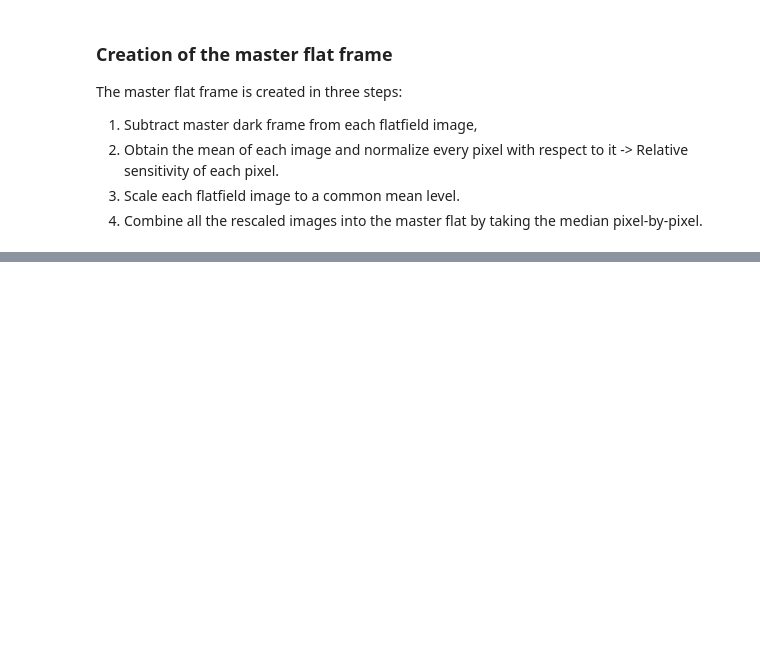
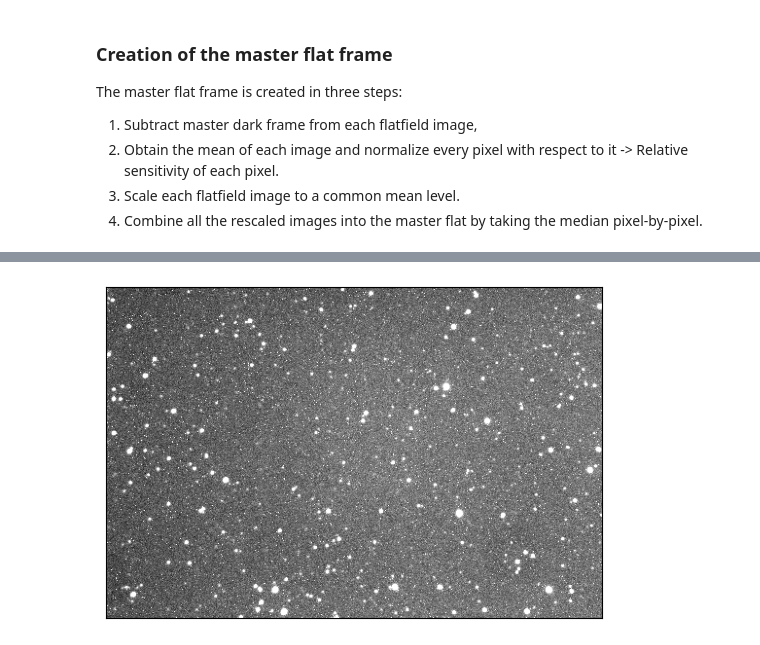
Before and after one commit to odroseroc/ct_reconstruction_project, a Jupyter notebook: notebooks/calibration_algorithms.ipynb, the cells around one changed output, grey strips where cells are left out. Cells and saved outputs as stored; diff of their text form; code cells hidden in the pictures; blank space fills up the shorter version.

```diff
--- a/notebooks/calibration_algorithms.ipynb
+++ b/notebooks/calibration_algorithms.ipynb
@@ -167 +185,11 @@ plt.imshow(dark1, cmap='grey',vmin=np.amin(dark1), vmax=np.amax(0.1*dark1))
+# %%
+def show_increased_contrast(to_plot: np.ndarray, factor: float = 1) -> None:
+    plt.imshow(to_plot, cmap='grey',vmin=0, vmax=np.amax(to_plot)*factor)
+    plt.yticks([])
+    plt.xticks([])
+    plt.show()
+
+show_increased_contrast(picture, 0.01)
+# %% [output]
+[figure, added]
 # %%
```
Also changed, not shown: parts of 12 cells of this notebook, 45 other files.
